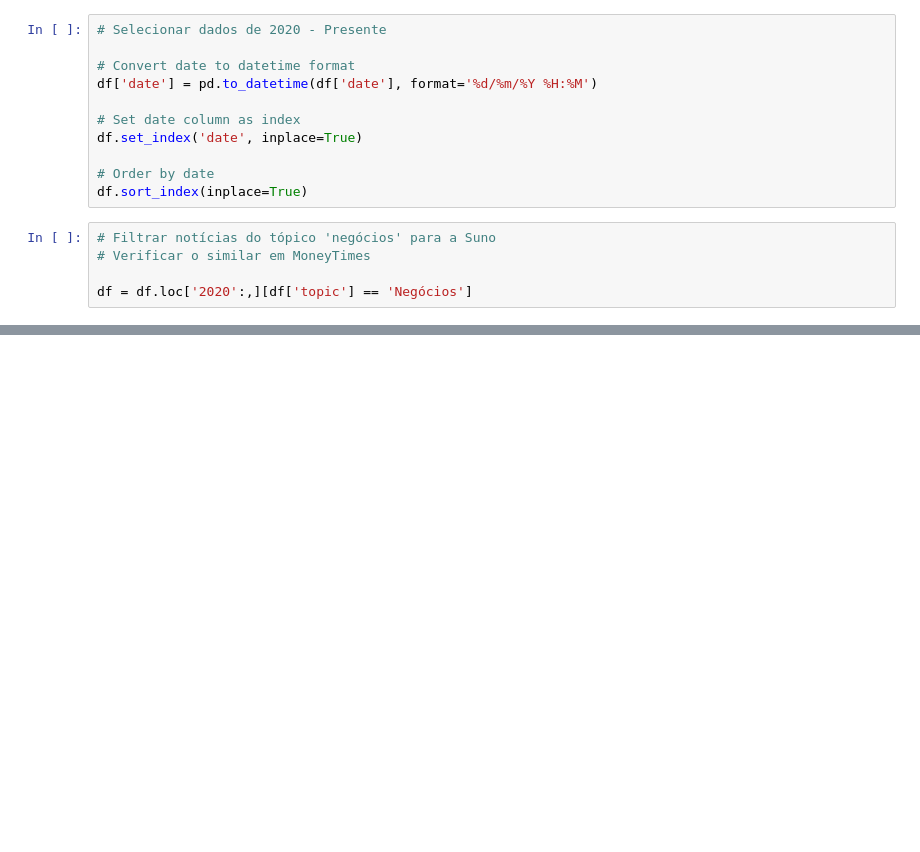
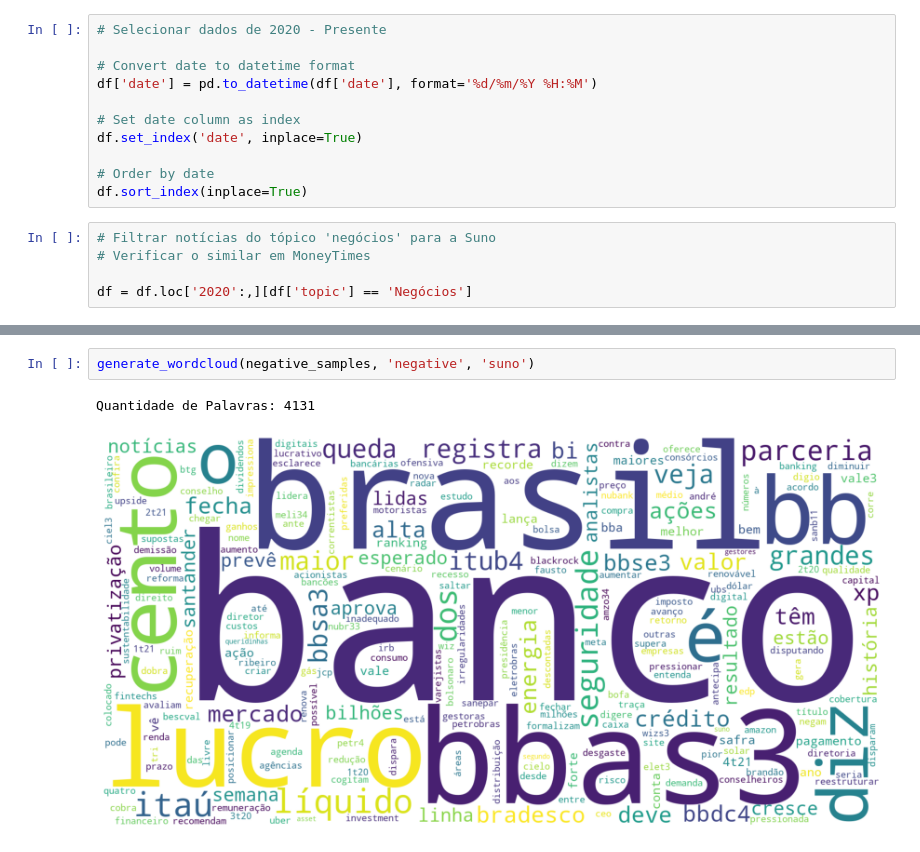
Before and after one commit to mso13/Mestrado_PPGI, a Jupyter notebook: src/sentiment_classifier/compute_sent_scores.ipynb, the cells around one changed output, grey strips where cells are left out. Cells and saved outputs as stored; diff of their text form; blank space fills up the shorter version.

```diff
--- a/src/sentiment_classifier/compute_sent_scores.ipynb
+++ b/src/sentiment_classifier/compute_sent_scores.ipynb
@@ -44,0 +157,5 @@ sc = SnorkelSentimentClassifier(df)
+# %%
+generate_wordcloud(negative_samples, 'negative', 'suno')
+# %% [output]
+Quantidade de Palavras: 4131
+[figure, added]
```
Also changed, not shown: parts of 41 cells of this notebook, 9 other files.
